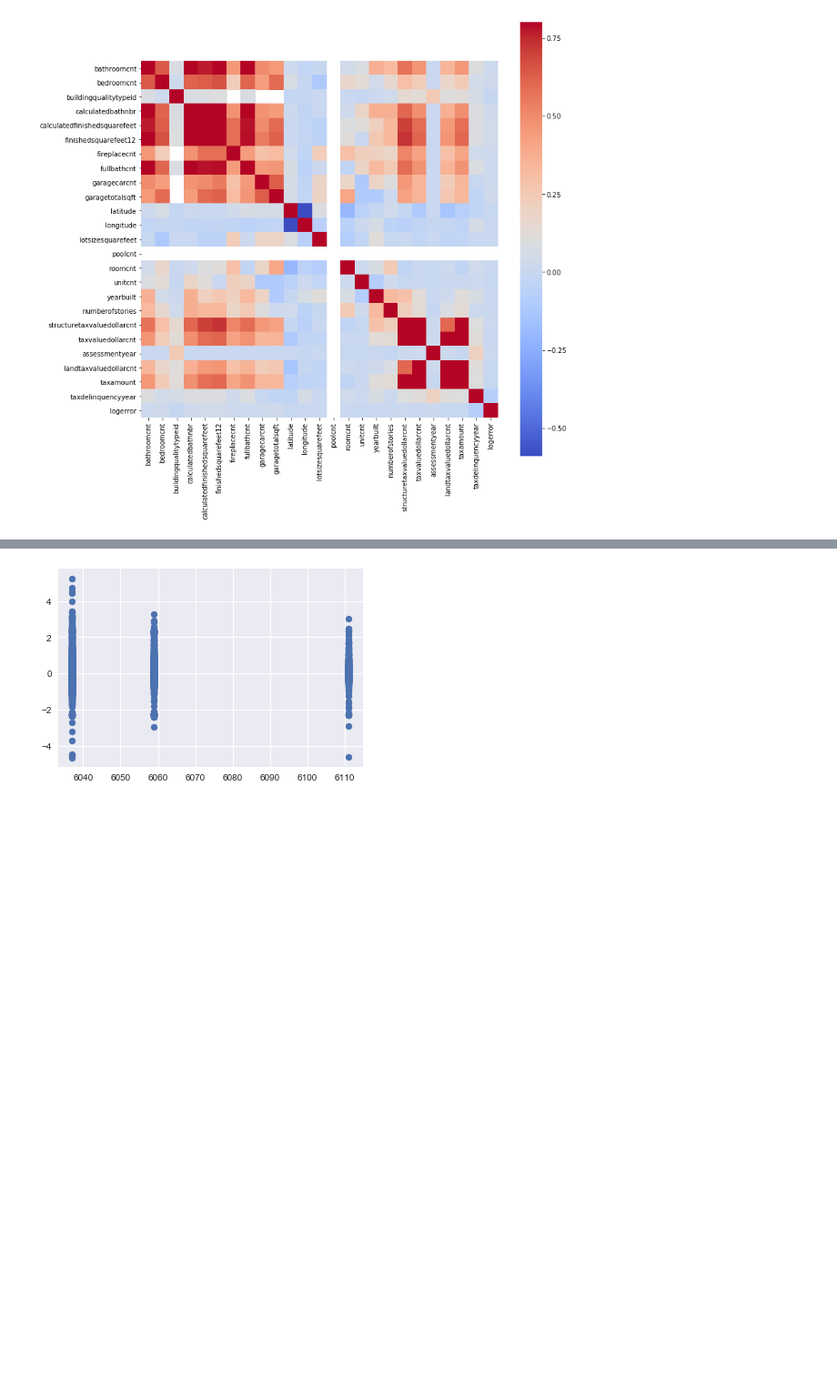
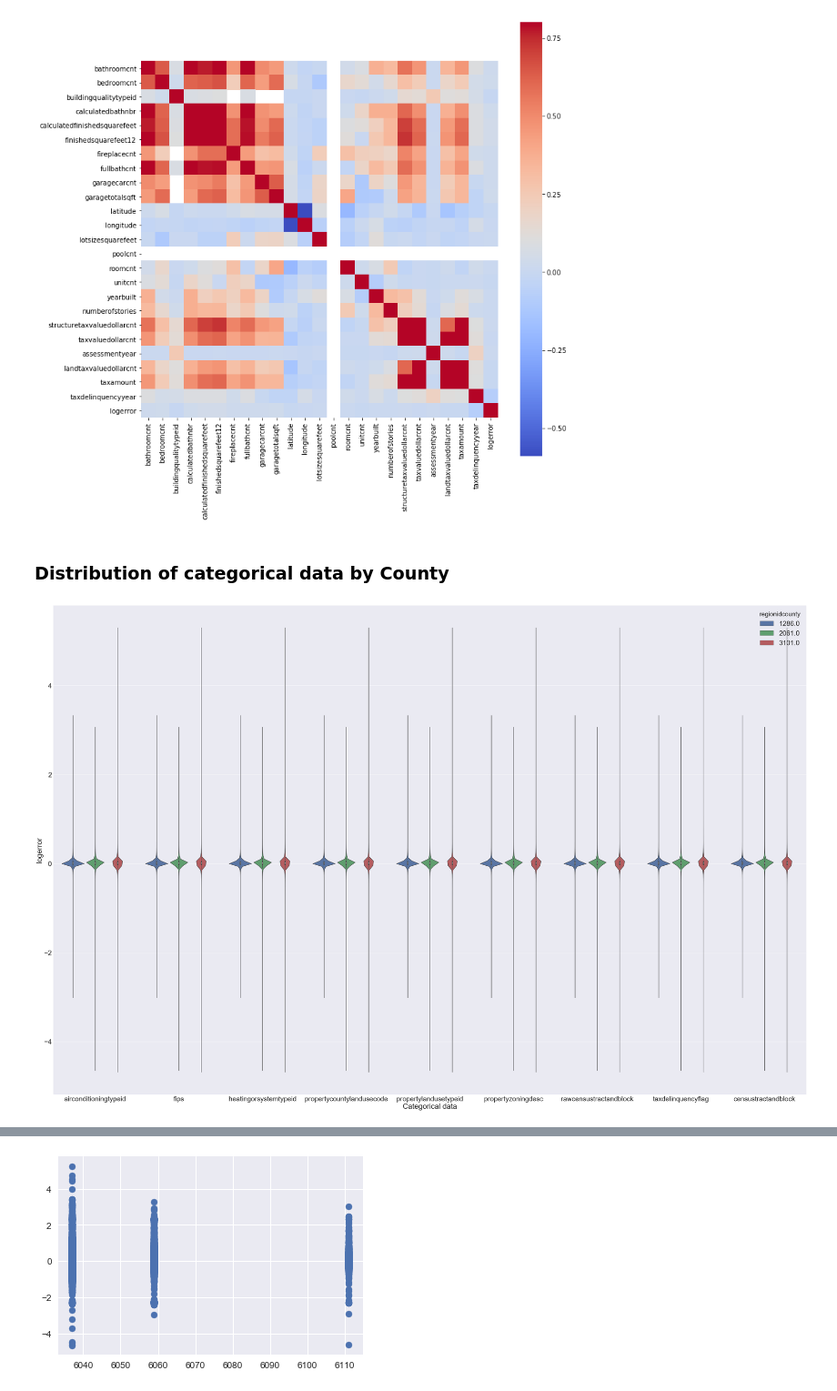
Before and after one commit to erstrong/INFO-7390-ADS-Fall-17-TeamNo., a Jupyter notebook: Mid-Term/Part 1 Exploratory Data Analysis-RK.ipynb, the cells around one changed output, grey strips where cells are left out. Shown at 91% size. Saved outputs shown, nothing was run; the diff lists cells and outputs as text; code cells hidden in the pictures; blank space fills up the shorter version.

```diff
--- a/Mid-Term/Part 1 Exploratory Data Analysis-RK.ipynb
+++ b/Mid-Term/Part 1 Exploratory Data Analysis-RK.ipynb
@@ -105,7 +105,11 @@ numerical = ['bathroomcnt','bedroomcnt','buildingqualitytypeid','calculatedbathn
 categorical=['airconditioningtypeid','fips','heatingorsystemtypeid','propertycountylandusecode','propertylandusetypeid','propertyzoningdesc',
              'rawcensustractandblock','regionidcity','regionidcounty','regionidneighborhood','regionidzip','taxdelinquencyflag','censustractandblock',
              'logerror']
+categorical1=['airconditioningtypeid','fips','heatingorsystemtypeid','propertycountylandusecode','propertylandusetypeid','propertyzoningdesc',
+             'rawcensustractandblock','regionidcounty','taxdelinquencyflag','censustractandblock',
+             'logerror']
 # %%
 df_cat=df_total[categorical]
+df_cat1=df_total[categorical1]
 # %%
 df_num=df_total[numerical]
@@ -115,3 +122,15 @@ sns.heatmap(df_total[numerical].corr(), vmax=.8, square=True, cmap=cm.coolwarm)
 plt.show()
 # %% [output]
 [figure]
+# %% [markdown]
+### Distribution of categorical data by County
+# %%
+melted_df=pd.melt(df_cat1,id_vars=['logerror','regionidcounty'],var_name='Categorical data')
+# %%
+plt.close('all')
+plt.figure(figsize=(60,40))
+sns.set(font_scale = 3)
+sns.violinplot(x='Categorical data', y='logerror', data=melted_df, hue='regionidcounty',size=20)
+plt.show()
+# %% [output]
+[figure, added]
```
Also changed, not shown: parts of 4 cells of this notebook.
